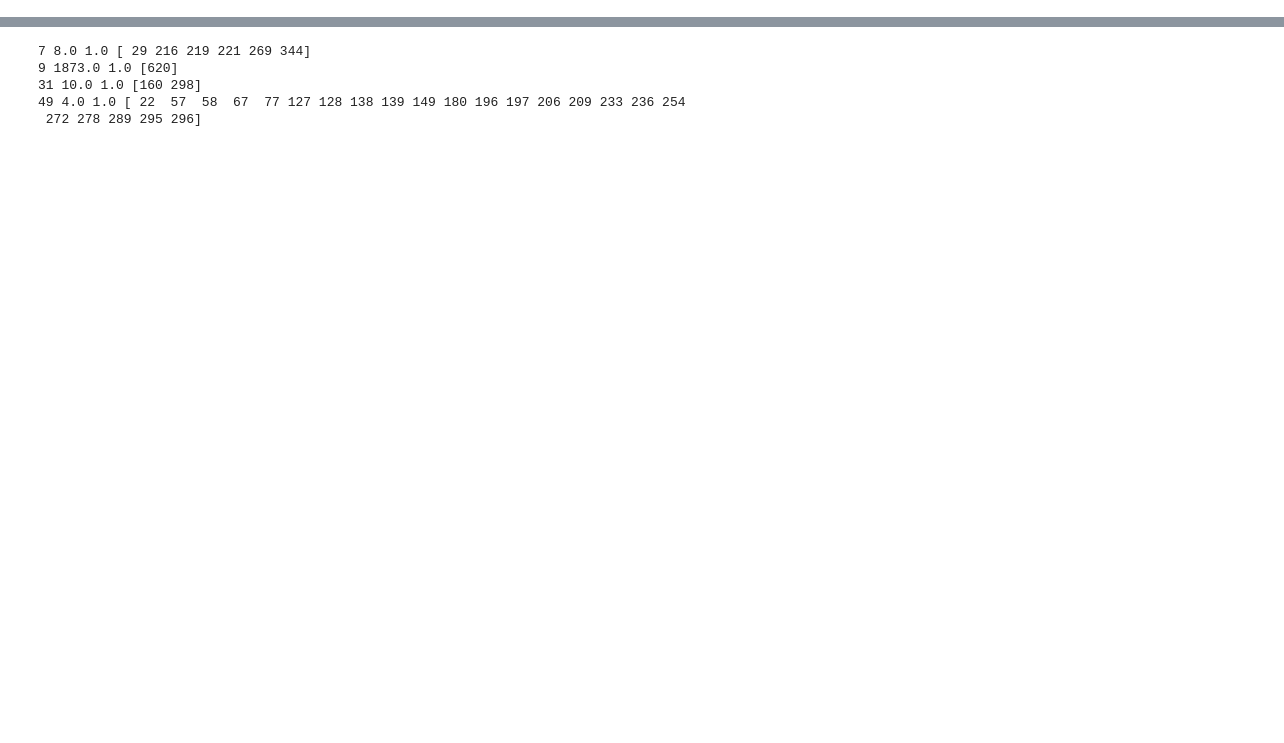
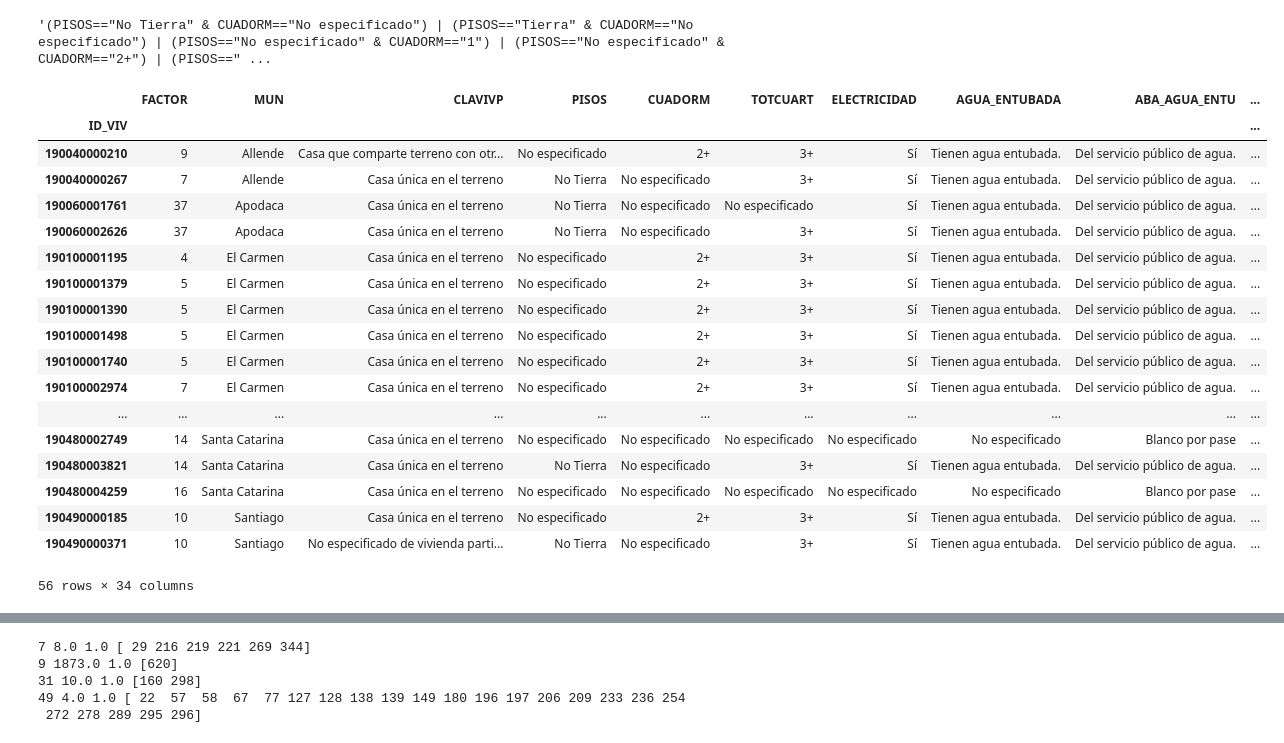
Before and after one commit to CentroFuturoCiudades/population-synthesis, a Jupyter notebook: notebooks/Censo_ageb_manz.ipynb, the cells around one changed output, grey strips where cells are left out. Drawn from its saved outputs; the diff is of its cells as text; code cells hidden in the pictures; blank space fills up the shorter version.

```diff
--- a/notebooks/Censo_ageb_manz.ipynb
+++ b/notebooks/Censo_ageb_manz.ipynb
@@ -73,0 +228,8 @@ from census import locate_collective
+# %%
+mun = 'Abasolo'
+
+mask = Y_fix.loc[:, mun] > 0
+Ur = U.loc[:, mask]
+
+conf_consts = find_conf_const(Ur, C.loc[mun])
+conf_consts
@@ -73,0 +366,3 @@ from census import locate_collective
+# %%
+for cols, combs in combs_dict.items():
+    print(combs)
@@ -73,0 +415,56 @@ from census import locate_collective
+# %%
+def f(consts):
+    assert len(const) > 0
+
+    #
+
+
+    # Get columns involved in the constraints
+
+    # Get all possible combinations of the involved columns
+
+    # Get all combinations already present in mun
+
+    # Remove them from combination list
+
+    # Look for households with needed combinations
+
+    # Merge households with existing combs with households with new combs
+
+    # Solve the restricted nnls problem
+
+    # Keep only new households with positive weights
+
+    # Return extended raw list of households and people
+# %%
+query_l = []
+for comb in combs:
+    if comb in combs_orig:
+        continue
+    query_l.append(f'({cols[0]}=="{comb[0]}" & {cols[1]}=="{comb[1]}")')
+query = ' | '.join(query_l)
+query
+# %% [output]
+'(PISOS=="No Tierra" & CUADORM=="No especificado") | (PISOS=="Tierra" & CUADORM=="No especificado") | (PISOS=="No especificado" & CUADORM=="1") | (PISOS=="No especificado" & CUADORM=="2+") | (PISOS==" ...
+# %%
+viviendas_full.query(query)
+# %% [output]
+|  | FACTOR | MUN | CLAVIVP | PISOS | CUADORM | TOTCUART | ELECTRICIDAD | AGUA_ENTUBADA | ABA_AGUA_ENTU | ... |
+| ID_VIV |  |  |  |  |  |  |  |  |  | ... |
+| 190040000210 | 9 | Allende | Casa que comparte terreno con otr... | No especificado | 2+ | 3+ | Sí | Tienen agua entubada. | Del servicio público de agua. | ... |
+| 190040000267 | 7 | Allende | Casa única en el terreno | No Tierra | No especificado | 3+ | Sí | Tienen agua entubada. | Del servicio público de agua. | ... |
+| 190060001761 | 37 | Apodaca | Casa única en el terreno | No Tierra | No especificado | No especificado | Sí | Tienen agua entubada. | Del servicio público de agua. | ... |
+| 190060002626 | 37 | Apodaca | Casa única en el terreno | No Tierra | No especificado | 3+ | Sí | Tienen agua entubada. | Del servicio público de agua. | ... |
+| 190100001195 | 4 | El Carmen | Casa única en el terreno | No especificado | 2+ | 3+ | Sí | Tienen agua entubada. | Del servicio público de agua. | ... |
+| 190100001379 | 5 | El Carmen | Casa única en el terreno | No especificado | 2+ | 3+ | Sí | Tienen agua entubada. | Del servicio público de agua. | ... |
+| 190100001390 | 5 | El Carmen | Casa única en el terreno | No especificado | 2+ | 3+ | Sí | Tienen agua entubada. | Del servicio público de agua. | ... |
+| 190100001498 | 5 | El Carmen | Casa única en el terreno | No especificado | 2+ | 3+ | Sí | Tienen agua entubada. | Del servicio público de agua. | ... |
+| 190100001740 | 5 | El Carmen | Casa única en el terreno | No especificado | 2+ | 3+ | Sí | Tienen agua entubada. | Del servicio público de agua. | ... |
+| 190100002974 | 7 | El Carmen | Casa única en el terreno | No especificado | 2+ | 3+ | Sí | Tienen agua entubada. | Del servicio público de agua. | ... |
+| ... | ... | ... | ... | ... | ... | ... | ... | ... | ... | ... |
+| 190480002749 | 14 | Santa Catarina | Casa única en el terreno | No especificado | No especificado | No especificado | No especificado | No especificado | Blanco por pase | ... |
+| 190480003821 | 14 | Santa Catarina | Casa única en el terreno | No Tierra | No especificado | 3+ | Sí | Tienen agua entubada. | Del servicio público de agua. | ... |
+| 190480004259 | 16 | Santa Catarina | Casa única en el terreno | No especificado | No especificado | No especificado | No especificado | No especificado | Blanco por pase | ... |
+| 190490000185 | 10 | Santiago | Casa única en el terreno | No especificado | 2+ | 3+ | Sí | Tienen agua entubada. | Del servicio público de agua. | ... |
+| 190490000371 | 10 | Santiago | No especificado de vivienda parti... | No Tierra | No especificado | 3+ | Sí | Tienen agua entubada. | Del servicio público de agua. | ... |
+56 rows × 34 columns
```
Also changed, not shown: parts of 35 cells of this notebook, 6 other files.
